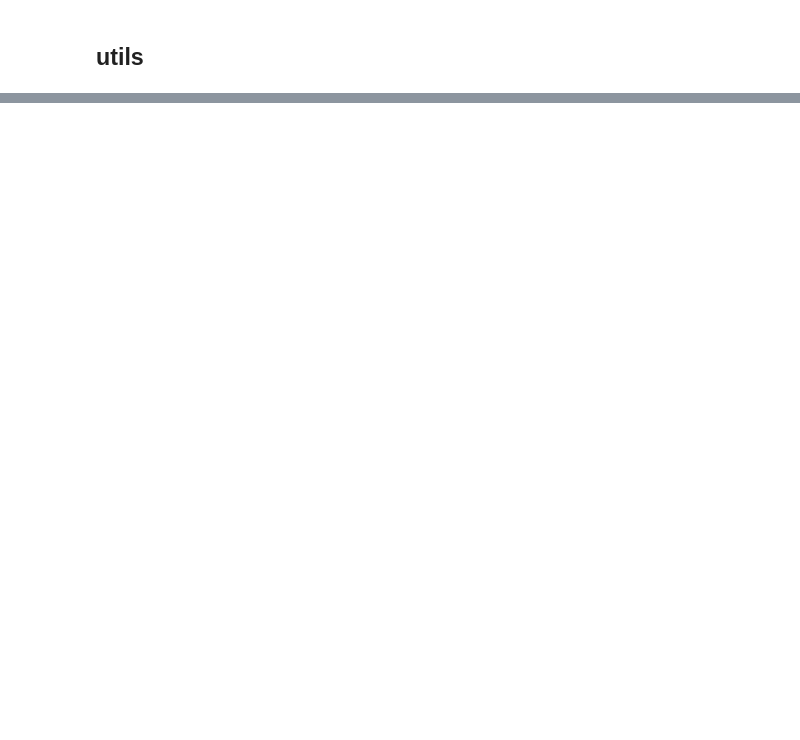
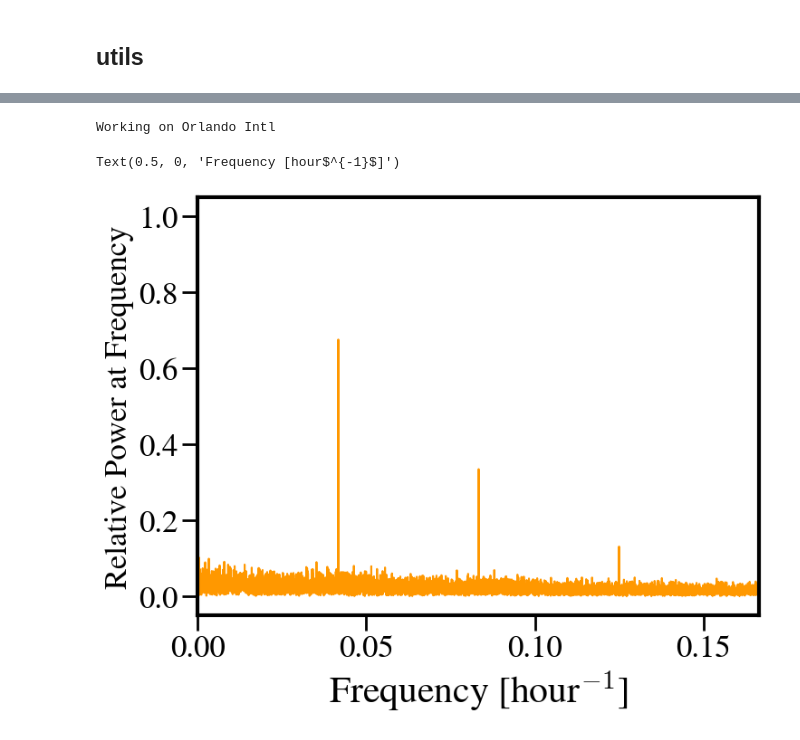
Before and after one commit to SidneyLower-NOAA/SMD_Notebooks, a Jupyter notebook: Supplemental_Locations/Diurnal-Cycle.ipynb, the cells around one changed output, grey strips where cells are left out. Saved outputs shown, nothing was run; the diff lists cells and outputs as text; code cells hidden in the pictures; blank space fills up the shorter version.

```diff
--- a/Supplemental_Locations/Diurnal-Cycle.ipynb
+++ b/Supplemental_Locations/Diurnal-Cycle.ipynb
@@ -670,0 +222,41 @@ Text(0.0485, 0.25, 'Precipitation [mm]')
+# %%
+## Precip data
+stat = 5 #which station
+print(f'Working on {st_names[stat].title()}')
+precip_data = np.ravel(out[:,stat,:]) #unravel list of lists, which contain precip data by day
+
+
+## Time information
+dt = 3 #duration / time intervals of precipitation data
+n = len(precip_data)
+time = np.arange(n) * dt #hour of each precip measurement, relative to 0z measurement of first day
+# %% [output]
+Working on Orlando Intl
+# %%
+# Perform FFT
+fft_result = np.fft.fft(precip_data)
+
+## Sampling frequencies
+frequencies = np.fft.fftfreq(n, d=dt)
+
+## Amplitude/strenght of frequencies
+amplitude_spectrum = np.abs(fft_result)/np.max(np.abs(fft_result))
+# %%
+colors = ['#7BAAFC',
+'#1565c0ff',
+'#009688ff',
+'#8bc34aff',
+'#F6CF57',
+'#ff9800ff',
+'#f44336ff', 'gray',
+'#ad1457ff']
+
+## As a function of frequency
+
+plt.plot(frequencies,amplitude_spectrum,color=colors[stat])
+plt.xlim([0.0,np.max(frequencies)]) #cut to ignore 0 frequency and mirror
+plt.ylabel('Relative Power at Frequency', fontsize=25)
+plt.xlabel('Frequency [hour$^{-1}$]')
+# %% [output]
+Text(0.5, 0, 'Frequency [hour$^{-1}$]')
+[figure, added]
```
Also changed, not shown: parts of 52 cells of this notebook.
